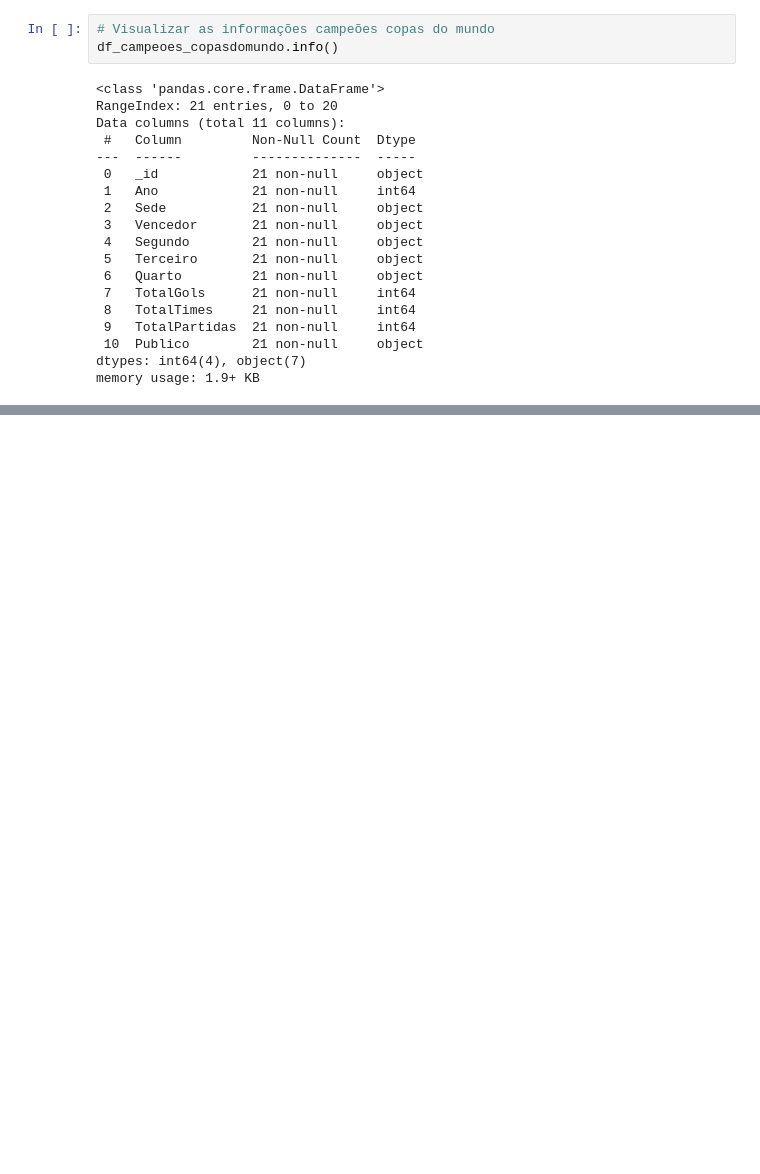
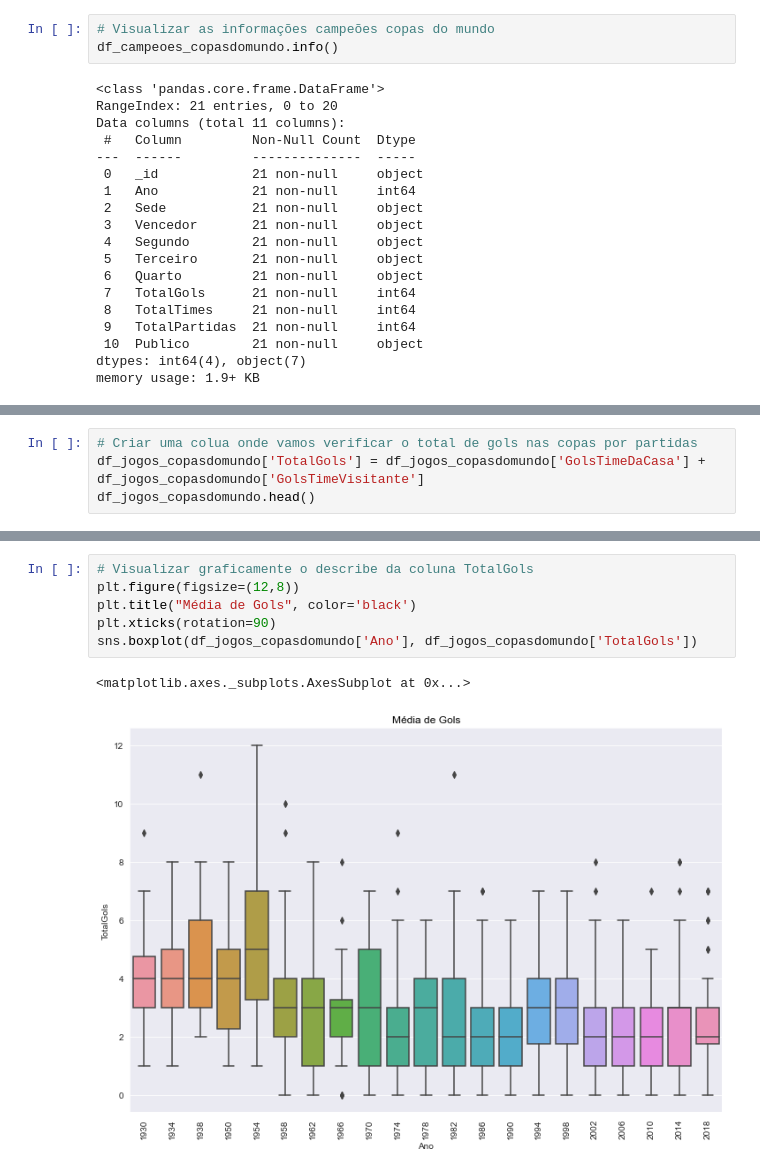
Before and after one commit to Gugah007/Projeto-ML-Construindo-um-algoritmo-para-prever-a-copa-2022, a Jupyter notebook: Projeto ML - Construindo um algoritmo para prever a copa 2022.ipynb, the cells around one changed output, grey strips where cells are left out. Drawn from its saved outputs; the diff is of its cells as text; blank space fills up the shorter version.

```diff
--- a/Projeto ML - Construindo um algoritmo para prever a copa 2022.ipynb
+++ b/Projeto ML - Construindo um algoritmo para prever a copa 2022.ipynb
@@ -295,0 +296,4 @@ A Probabilidade do time que joga fora de casa ganhar a final é de: 21.052631578
+# %%
+# Criar uma colua onde vamos verificar o total de gols nas copas por partidas
+df_jogos_copasdomundo['TotalGols'] = df_jogos_copasdomundo['GolsTimeDaCasa'] + df_jogos_copasdomundo['GolsTimeVisitante']
+df_jogos_copasdomundo.head()
@@ -295,0 +320,9 @@ A Probabilidade do time que joga fora de casa ganhar a final é de: 21.052631578
+# %%
+# Visualizar graficamente o describe da coluna TotalGols
+plt.figure(figsize=(12,8))
+plt.title("Média de Gols", color='black')
+plt.xticks(rotation=90)
+sns.boxplot(df_jogos_copasdomundo['Ano'], df_jogos_copasdomundo['TotalGols'])
+# %% [output]
+<matplotlib.axes._subplots.AxesSubplot at 0x...>
+[figure, added]
```
Also changed, not shown: parts of 40 cells of this notebook.
